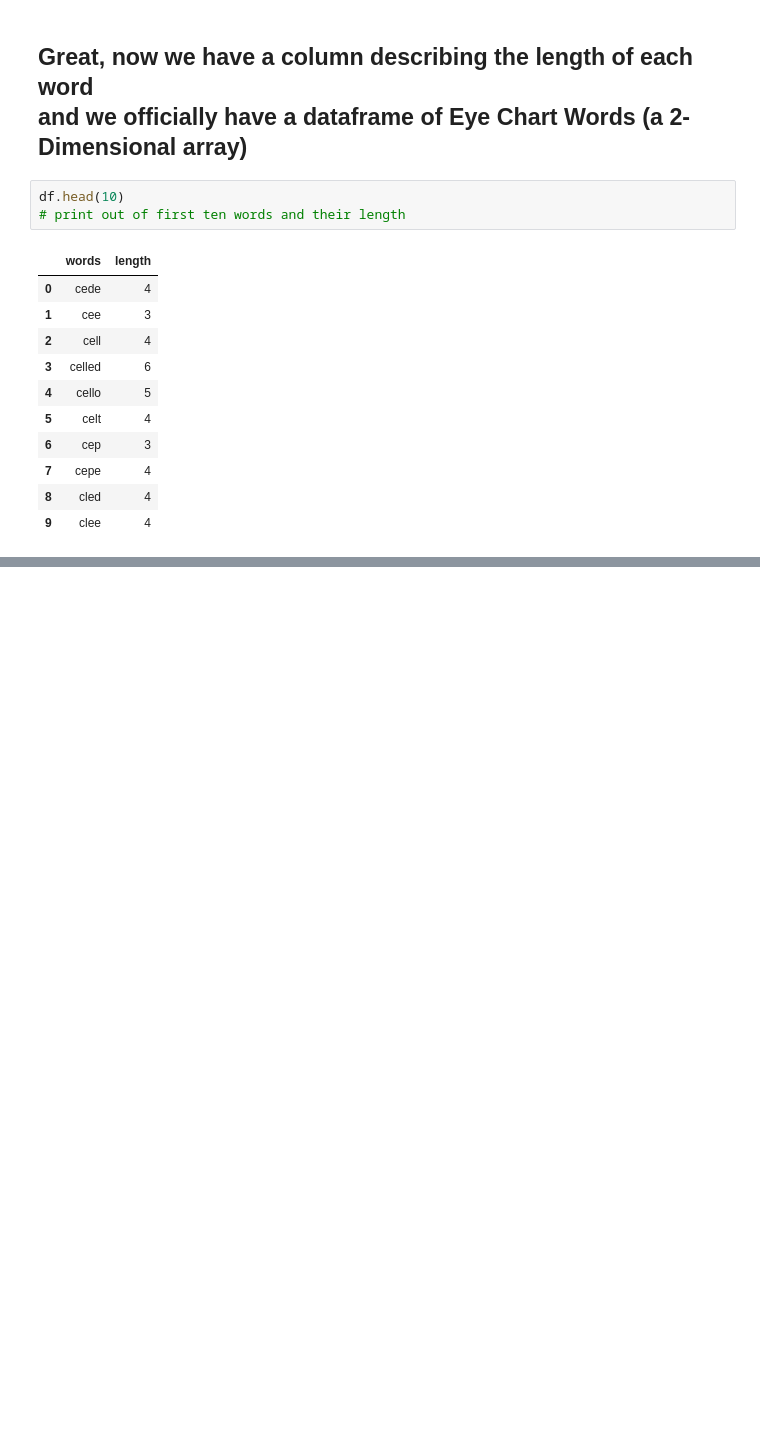
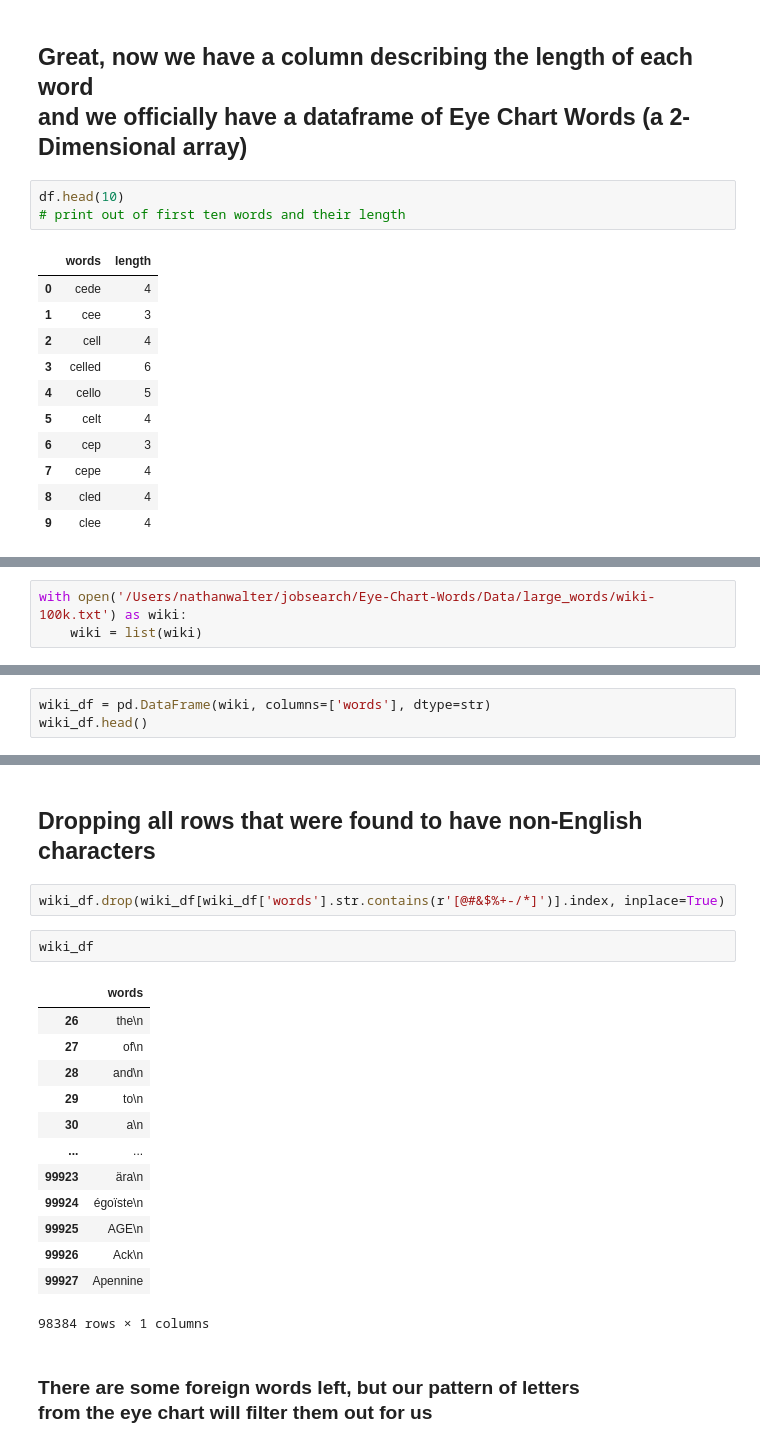
Before and after one commit to nate-walter/Words-From-The-Eye-Chart, a Jupyter notebook: Snellen_Words.ipynb, the cells around one changed output, grey strips where cells are left out. Cells and saved outputs as stored; diff of their text form; blank space fills up the shorter version.

```diff
--- a/Snellen_Words.ipynb
+++ b/Snellen_Words.ipynb
@@ -433,0 +490,3 @@ df.head(10)
+# %%
+with open('/Users/nathanwalter/jobsearch/Eye-Chart-Words/Data/large_words/wiki-100k.txt') as wiki:
+    wiki = list(wiki)
@@ -433,0 +522,3 @@ df.head(10)
+# %%
+wiki_df = pd.DataFrame(wiki, columns=['words'], dtype=str)
+wiki_df.head()
@@ -433,0 +562,22 @@ df.head(10)
+# %% [markdown]
+## Dropping all rows that were found to have non-English characters
+# %%
+wiki_df.drop(wiki_df[wiki_df['words'].str.contains(r'[@#&$%+-/*]')].index, inplace=True)
+# %%
+wiki_df
+# %% [output]
+|  | words |
+| 26 | the\n |
+| 27 | of\n |
+| 28 | and\n |
+| 29 | to\n |
+| 30 | a\n |
+| ... | ... |
+| 99923 | ära\n |
+| 99924 | égoïste\n |
+| 99925 | AGE\n |
+| 99926 | Ack\n |
+| 99927 | Apennine |
+98384 rows × 1 columns
+# %% [markdown]
+### There are some foreign words left, but our pattern of letters<br>from the eye chart will filter them out for us
```
Also changed, not shown: parts of 52 cells of this notebook.
